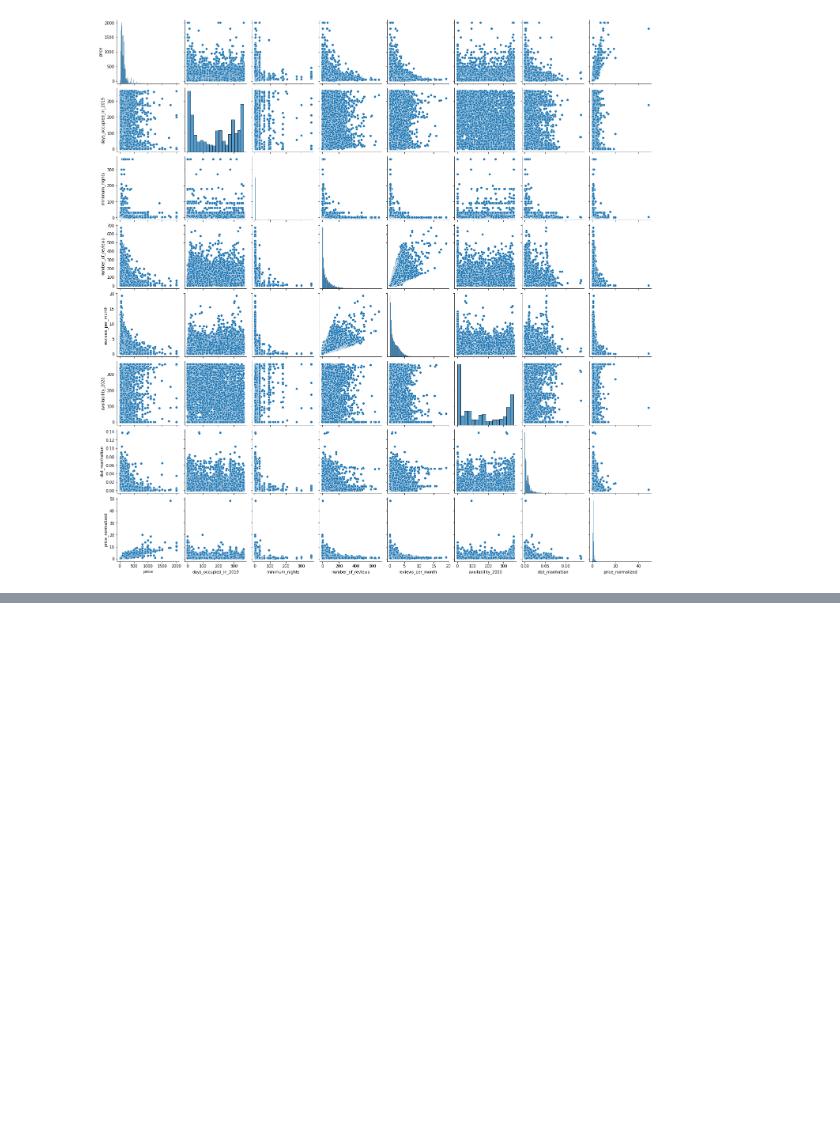
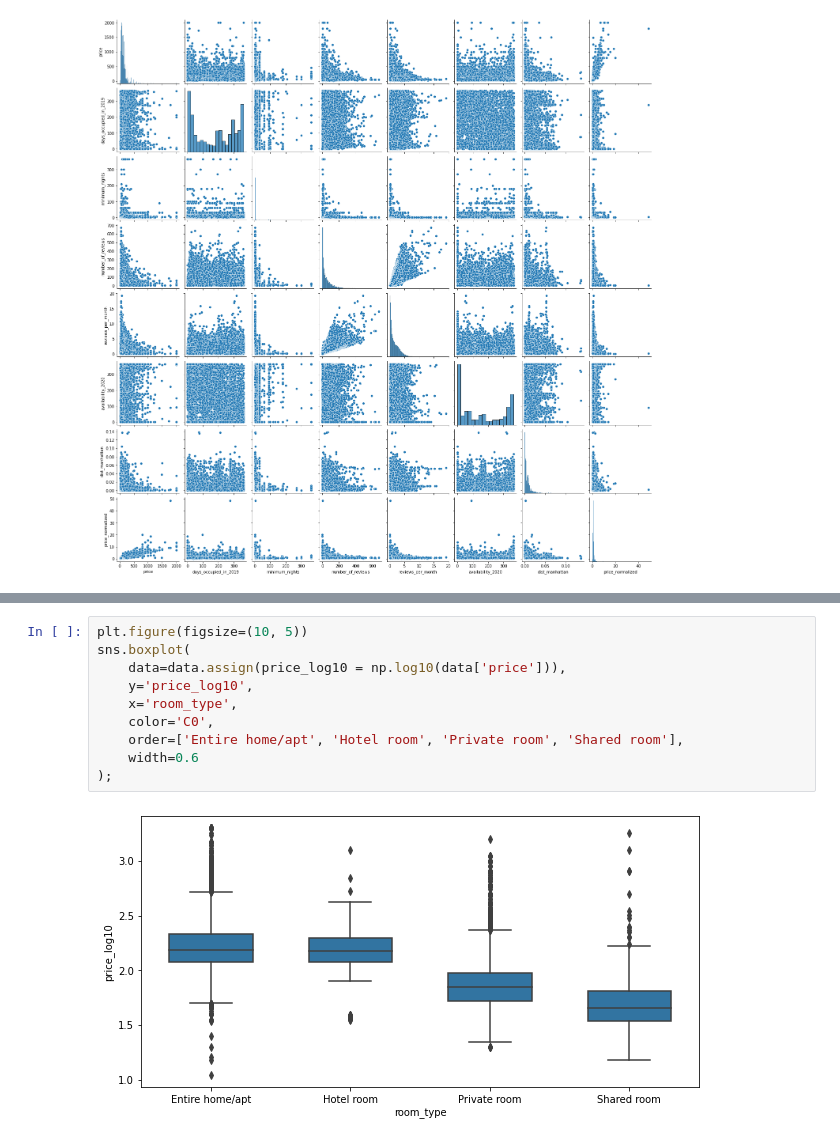
Before and after one commit to pnnovikova/Python_project_2023, a Jupyter notebook: notebook_project_part_1.ipynb, the cells around one changed output, grey strips where cells are left out. Drawn from its saved outputs; the diff is of its cells as text; blank space fills up the shorter version.

```diff
--- a/notebook_project_part_1.ipynb
+++ b/notebook_project_part_1.ipynb
@@ -117,0 +168,12 @@ sns.pairplot(data.iloc[:, 4:]);
+# %%
+plt.figure(figsize=(10, 5))
+sns.boxplot(
+    data=data.assign(price_log10 = np.log10(data['price'])),
+    y='price_log10',
+    x='room_type',
+    color='C0',
+    order=['Entire home/apt', 'Hotel room', 'Private room', 'Shared room'],
+    width=0.6
+);
+# %% [output]
+[figure, added]
```
Also changed, not shown: parts of 13 cells of this notebook.
